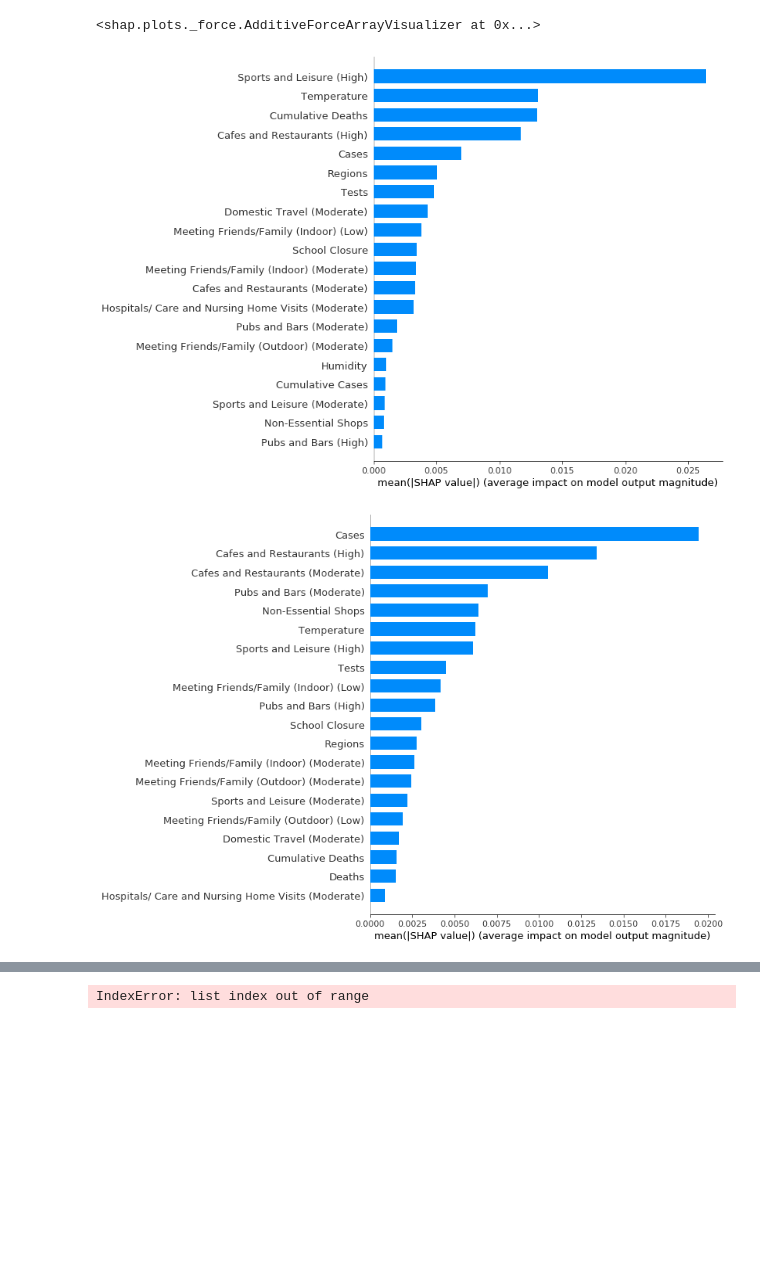
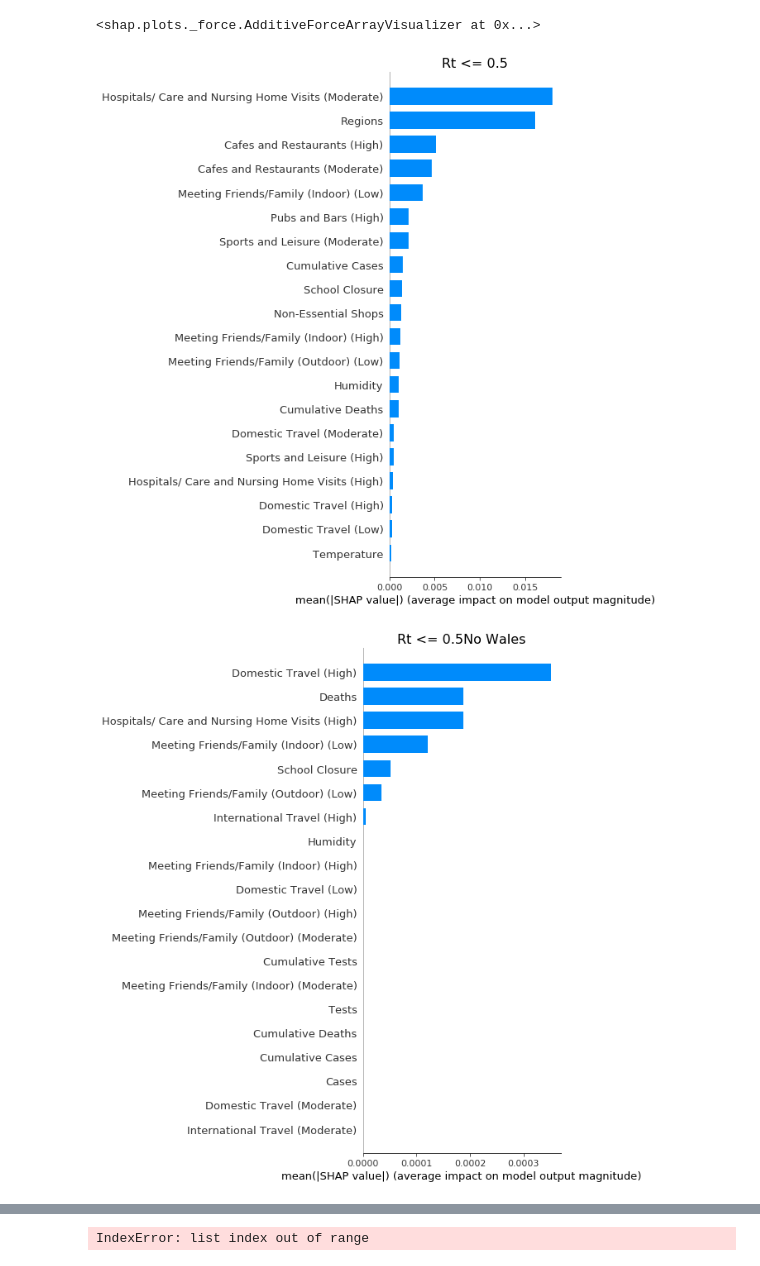
Before and after one commit to JoePanes/XAI-COVID19, a Jupyter notebook: code/machine learning/randomForestSHAP.ipynb, the cells around one changed output, grey strips where cells are left out. Cells and saved outputs as stored; diff of their text form; code cells hidden in the pictures; blank space fills up the shorter version.

```diff
--- a/code/machine learning/randomForestSHAP.ipynb
+++ b/code/machine learning/randomForestSHAP.ipynb
@@ -142,11 +172,18 @@ shap.force_plot(explainer.expected_value[0],
                 trainingData.iloc[:100])
 # %% [output]
 <shap.plots._force.AdditiveForceArrayVisualizer at 0x...>
-# %%
-shap.summary_plot(shapValues[0], trainingDataWal, plot_type="bar")
-# %% [output]
-[figure, removed]
-# %%
-shap.summary_plot(shapValues[1], trainingDataWal, plot_type="bar")
-# %% [output]
-[figure, removed]
+# %%
+shap.summary_plot(shapValues[0], trainingData, plot_type="bar", show=False)
+plt.title(rt,{'fontsize': 16})
+plt.tight_layout()
+plt.savefig(f"{imagePathXG}{datetime.now().strftime('%d_%m_%Y_%H_%M_%S')}.png", format="png")
+plt.show()
+
+shap.summary_plot(shapValuesWal[0], trainingDataWal, plot_type="bar", show=False)
+plt.title(rt + "No Wales",{'fontsize': 16})
+plt.tight_layout()
+plt.savefig(f"{imagePathXG}No Wales{datetime.now().strftime('%d_%m_%Y_%H_%M_%S')}.png", format="png")
+plt.show()
+# %% [output]
+[figure, added]
+[figure, added]
```
Also changed, not shown: parts of 15 cells of this notebook, 4 other files.
